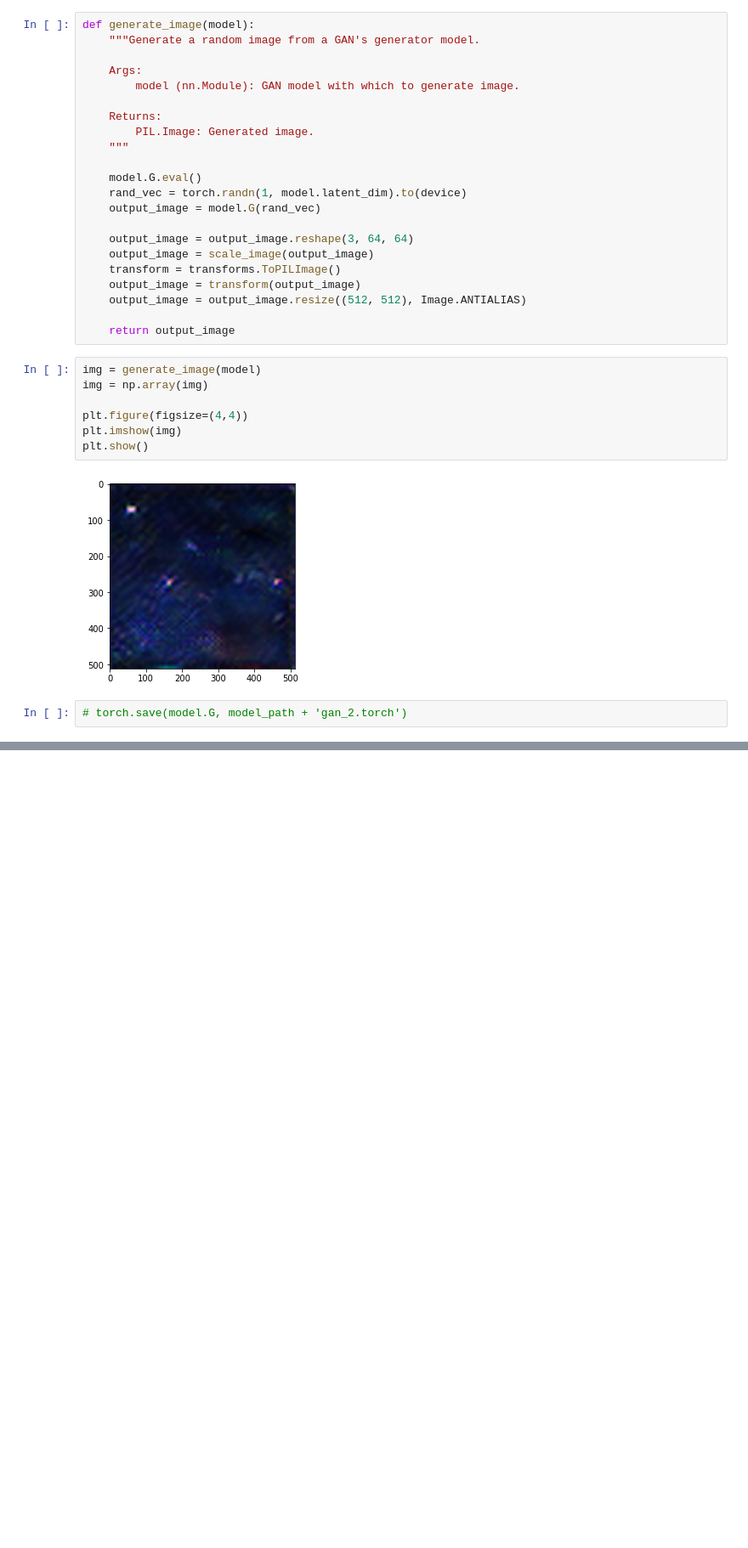
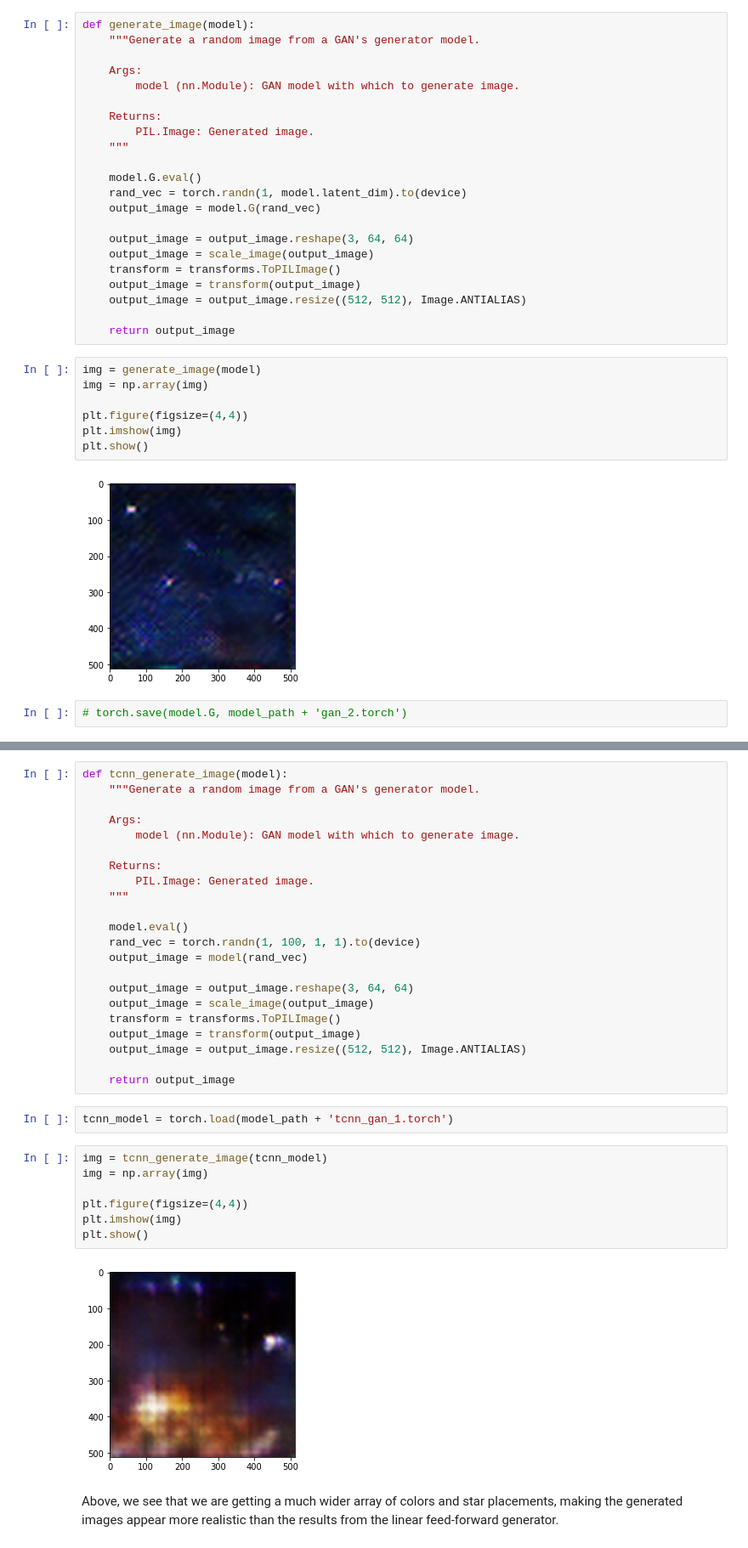
Before and after one commit to nastory/james_webb_gan, a Jupyter notebook: james_webb_gan.ipynb, the cells around one changed output, grey strips where cells are left out. Shown: that part at 85% size. Saved outputs shown, nothing was run; the diff lists cells and outputs as text; blank space fills up the shorter version.

Commit message:
add transposed convolution generator model

```diff
--- a/james_webb_gan.ipynb
+++ b/james_webb_gan.ipynb
@@ -426,3 +594,38 @@ plt.show()
+# %%
+def tcnn_generate_image(model):
+    """Generate a random image from a GAN's generator model.
+
+    Args:
+        model (nn.Module): GAN model with which to generate image.
+
+    Returns:
+        PIL.Image: Generated image.
+    """
+
+    model.eval()
+    rand_vec = torch.randn(1, 100, 1, 1).to(device)
+    output_image = model(rand_vec)
+
+    output_image = output_image.reshape(3, 64, 64)
+    output_image = scale_image(output_image)
+    transform = transforms.ToPILImage()
+    output_image = transform(output_image)
+    output_image = output_image.resize((512, 512), Image.ANTIALIAS)
+
+    return output_image
+# %%
+tcnn_model = torch.load(model_path + 'tcnn_gan_1.torch')
+# %%
+img = tcnn_generate_image(tcnn_model)
+img = np.array(img)
+
+plt.figure(figsize=(4,4))
+plt.imshow(img)
+plt.show()
+# %% [output]
+[figure, added]
+# %% [markdown]
+Above, we see that we are getting a much wider array of colors and star placements, making the generated images appear more realistic than the results from the linear feed-forward generator.
 # %% [markdown]
 ## Conclusion <a class='anchor' id='conclusion'></a>
 
```
Also changed, not shown: parts of 19 cells of this notebook.
